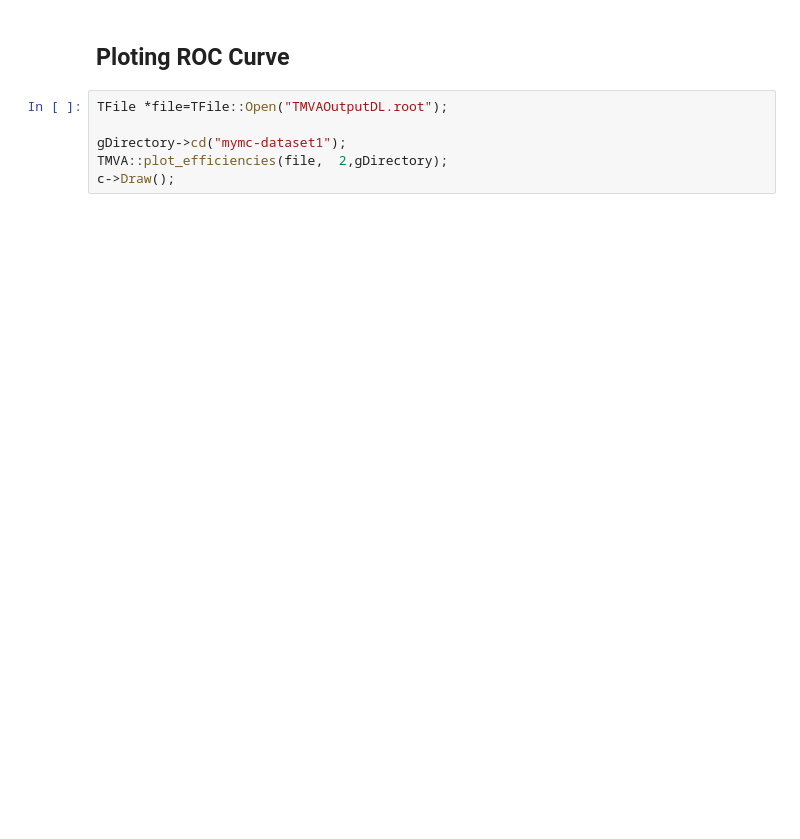
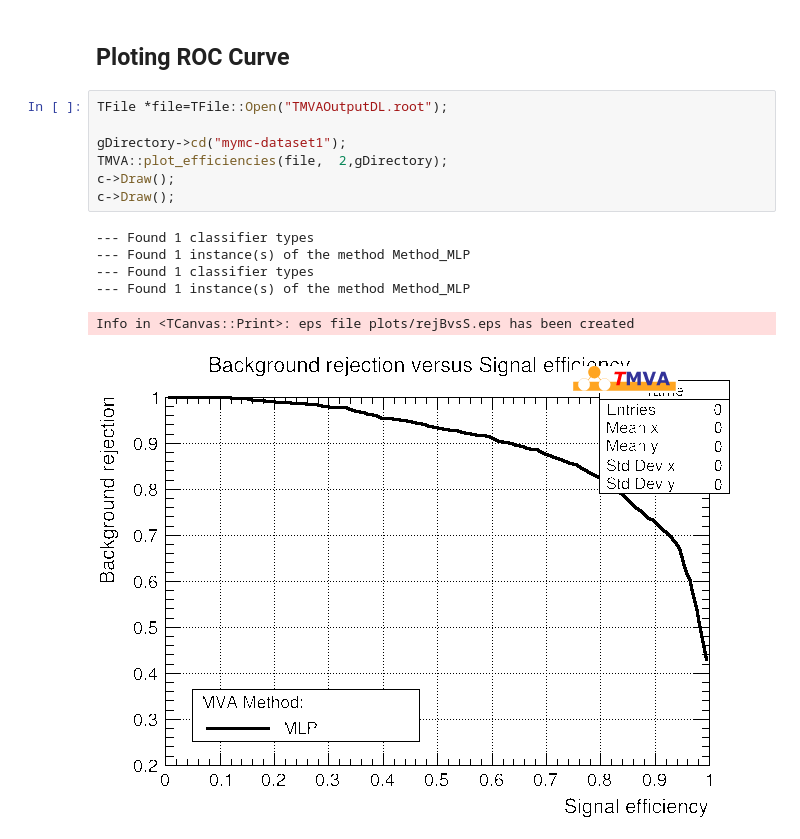
Before and after one commit to oprojects/notebooks, a Jupyter notebook: TMVA DataLoader.ipynb, the cells around one changed output. Saved outputs shown, nothing was run; the diff lists cells and outputs as text; blank space fills up the shorter version.

```diff
--- a/TMVA DataLoader.ipynb
+++ b/TMVA DataLoader.ipynb
@@ -108,9 +185,17 @@ delete loader2;
 # %%
 TFile *file=TFile::Open("TMVAOutputDL.root");
 
 gDirectory->cd("mymc-dataset1");
 TMVA::plot_efficiencies(file,  2,gDirectory);
 c->Draw();
+c->Draw();
+# %% [output]
+--- Found 1 classifier types
+--- Found 1 instance(s) of the method Method_MLP
+--- Found 1 classifier types
+--- Found 1 instance(s) of the method Method_MLP
+Info in <TCanvas::Print>: eps file plots/rejBvsS.eps has been created
+[figure, added]
 # %%
 file->cd();
 gDirectory->cd("mymc-dataset2");
```
Also changed, not shown: parts of 7 cells of this notebook, 3 other files.
